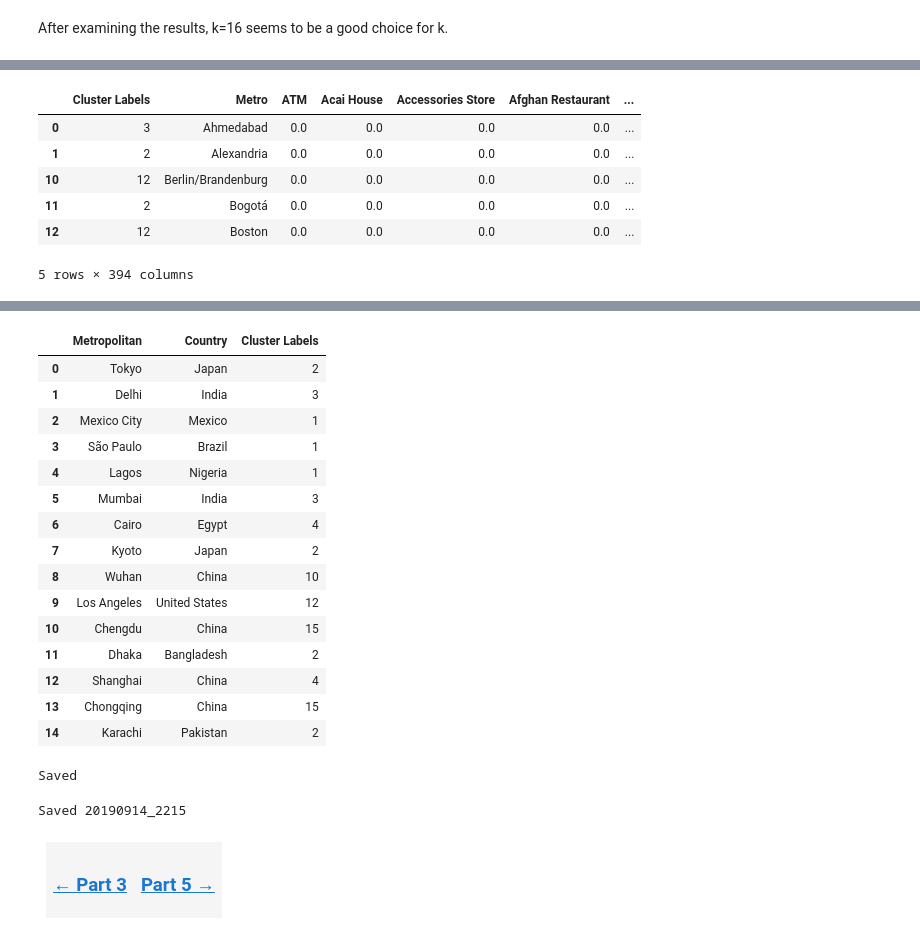
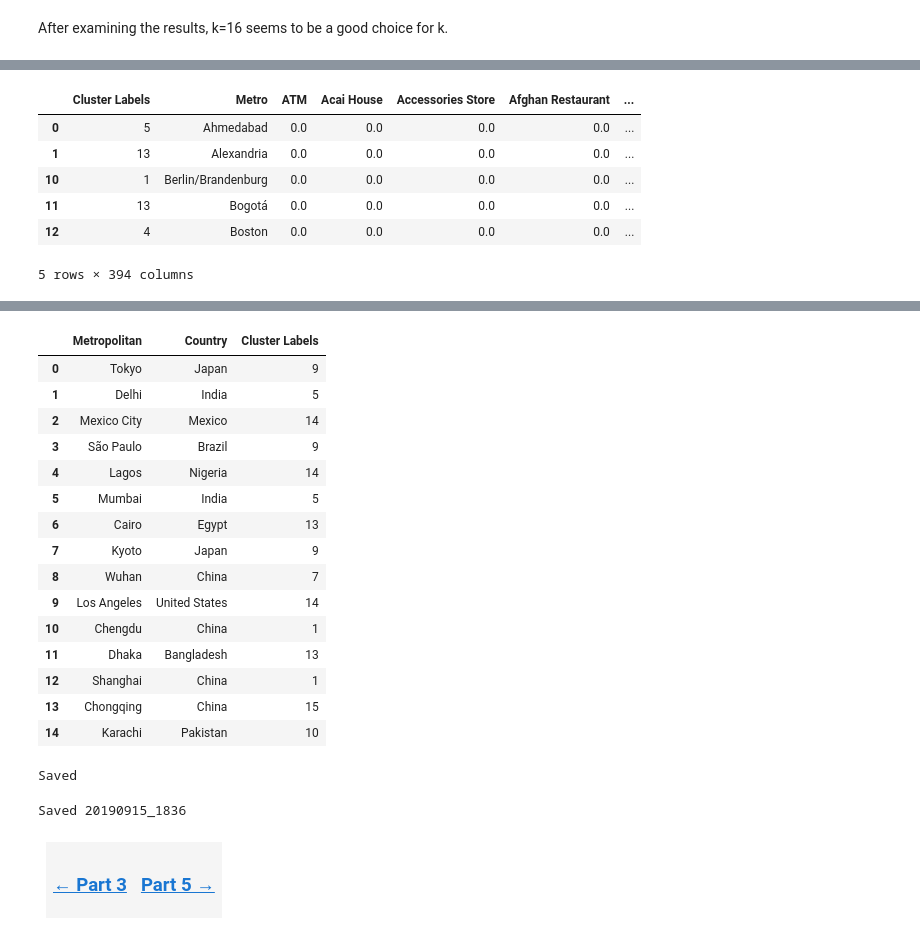
Before and after one commit to KathrynDH/Battle-of-the-Neighborhoods-FinalProject, a Jupyter notebook: Cluster Metro Areas.ipynb, the cells around one changed output, grey strips where cells are left out. Drawn from its saved outputs; the diff is of its cells as text; code cells hidden in the pictures.

```diff
--- a/Cluster Metro Areas.ipynb
+++ b/Cluster Metro Areas.ipynb
@@ -129,3 +129,8 @@ k= 13
 13   13     1
 # %% [markdown]
 After examining the results, k=16 seems to be a good choice for k.
+# %%
+#Rerun KMeans with more iterations to try to get an even better model
+best_k = 16
+b_model = KMeans(n_clusters=best_k, init='random',n_init=30).fit(df_onehot.drop('Metro',axis=1))
+b_labels=b_model.labels_
@@ -132,15 +159,14 @@ After examining the results, k=16 seems to be a good choice for k.
 # %%
 #Add cluster labels
-best_k = 16
-df_onehot.insert(0, 'Cluster Labels', label_list[best_k-1])
+df_onehot.insert(0, 'Cluster Labels', b_labels)
 df_onehot.head()
 # %% [output]
 |  | Cluster Labels | Metro | ATM | Acai House | Accessories Store | Afghan Restaurant | ... |
-| 0 | 3 | Ahmedabad | 0.0 | 0.0 | 0.0 | 0.0 | ... |
-| 1 | 2 | Alexandria | 0.0 | 0.0 | 0.0 | 0.0 | ... |
-| 10 | 12 | Berlin/Brandenburg | 0.0 | 0.0 | 0.0 | 0.0 | ... |
-| 11 | 2 | Bogotá | 0.0 | 0.0 | 0.0 | 0.0 | ... |
-| 12 | 12 | Boston | 0.0 | 0.0 | 0.0 | 0.0 | ... |
+| 0 | 5 | Ahmedabad | 0.0 | 0.0 | 0.0 | 0.0 | ... |
+| 1 | 13 | Alexandria | 0.0 | 0.0 | 0.0 | 0.0 | ... |
+| 10 | 1 | Berlin/Brandenburg | 0.0 | 0.0 | 0.0 | 0.0 | ... |
+| 11 | 13 | Bogotá | 0.0 | 0.0 | 0.0 | 0.0 | ... |
+| 12 | 4 | Boston | 0.0 | 0.0 | 0.0 | 0.0 | ... |
 5 rows × 394 columns
 # %%
 #Add cluster labels
@@ -158,21 +184,21 @@ df_New.head()
 df_New.loc[:,['Metropolitan','Country','Cluster Labels']].head(15)
 # %% [output]
 |  | Metropolitan | Country | Cluster Labels |
-| 0 | Tokyo | Japan | 2 |
-| 1 | Delhi | India | 3 |
-| 2 | Mexico City | Mexico | 1 |
-| 3 | São Paulo | Brazil | 1 |
-| 4 | Lagos | Nigeria | 1 |
-| 5 | Mumbai | India | 3 |
-| 6 | Cairo | Egypt | 4 |
-| 7 | Kyoto | Japan | 2 |
-| 8 | Wuhan | China | 10 |
-| 9 | Los Angeles | United States | 12 |
-| 10 | Chengdu | China | 15 |
-| 11 | Dhaka | Bangladesh | 2 |
-| 12 | Shanghai | China | 4 |
+| 0 | Tokyo | Japan | 9 |
+| 1 | Delhi | India | 5 |
+| 2 | Mexico City | Mexico | 14 |
+| 3 | São Paulo | Brazil | 9 |
+| 4 | Lagos | Nigeria | 14 |
+| 5 | Mumbai | India | 5 |
+| 6 | Cairo | Egypt | 13 |
+| 7 | Kyoto | Japan | 9 |
+| 8 | Wuhan | China | 7 |
+| 9 | Los Angeles | United States | 14 |
+| 10 | Chengdu | China | 1 |
+| 11 | Dhaka | Bangladesh | 13 |
+| 12 | Shanghai | China | 1 |
 | 13 | Chongqing | China | 15 |
-| 14 | Karachi | Pakistan | 2 |
+| 14 | Karachi | Pakistan | 10 |
 # %%
 #Save dataframe to json file
 resource.Bucket(name=bucket).put_object(Key='VenueDataWithClusters.json', Body=df_New.to_json())
@@ -185,7 +211,7 @@ t = datetime.now().strftime('%Y%m%d_%H%M')
 resource.Bucket(name=bucket).put_object(Key='VenueDataWithClusters' + t + '.json', Body=df_New.to_json())
 print('Saved ' + t)
 # %% [output]
-Saved 20190914_2215
+Saved 20190915_1836
 # %% [markdown]
 <table style="width:100%">
     <tr>
```
Also changed, not shown: parts of 2 cells of this notebook.
